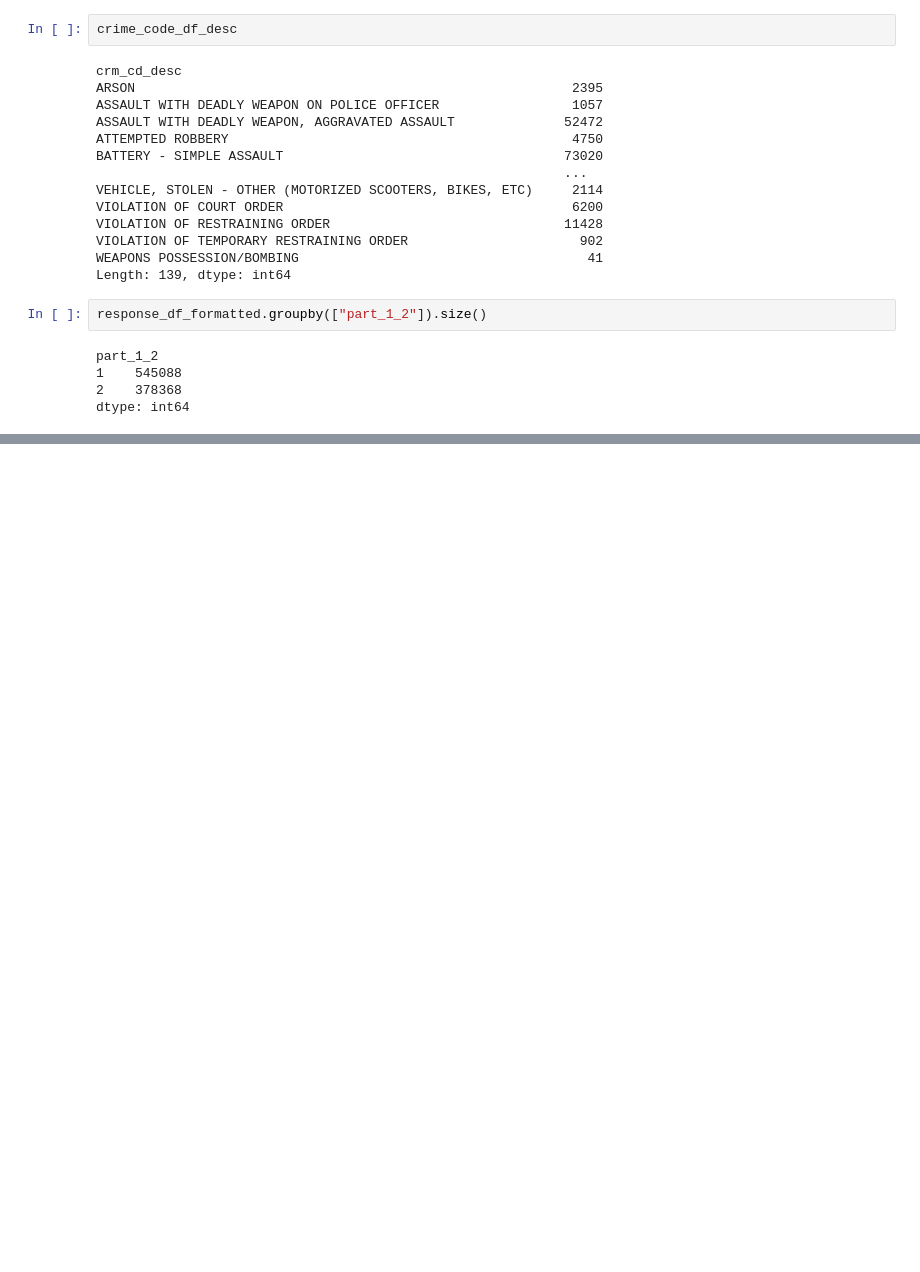
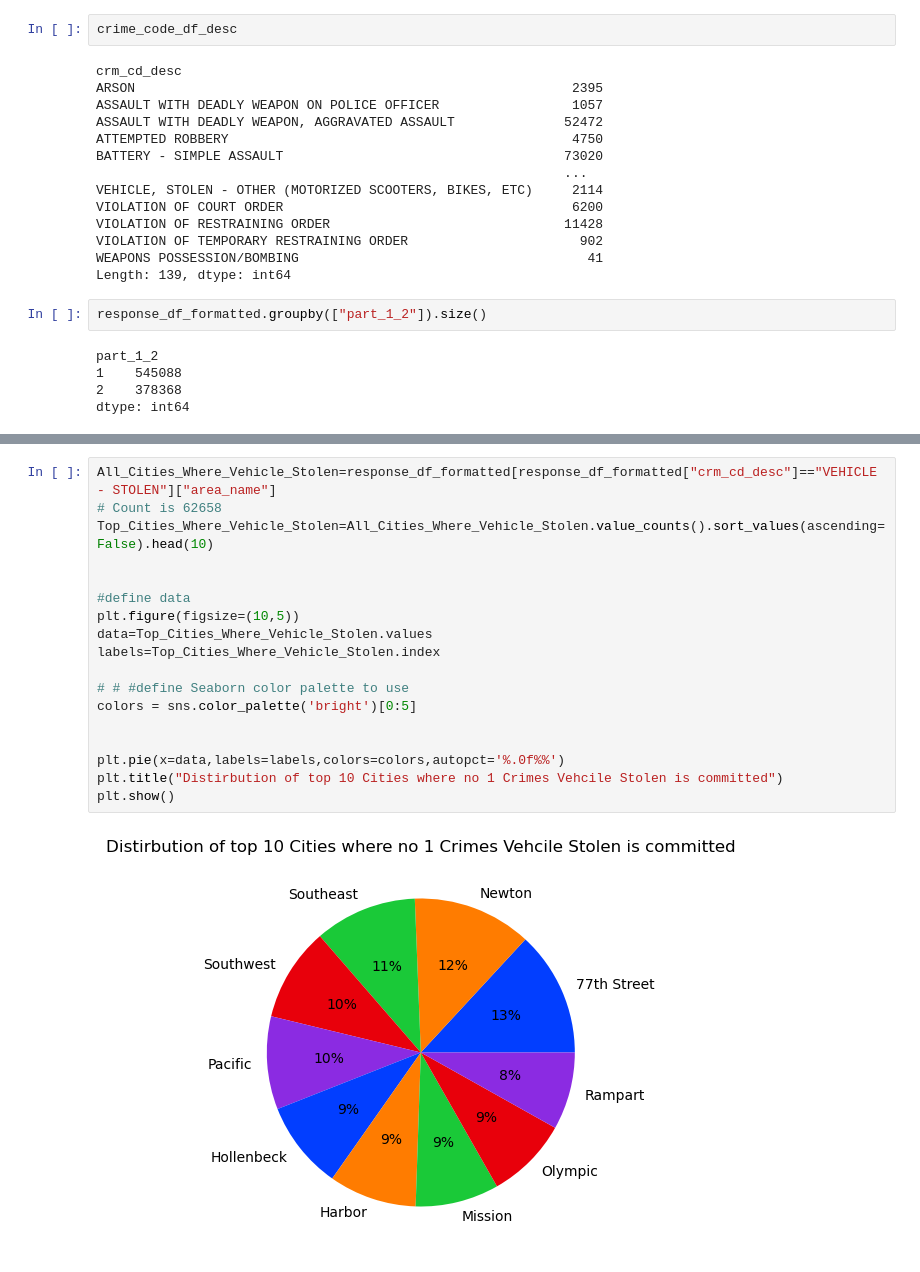
Before and after one commit to wiseorcool/Project-1-Team-4, a Jupyter notebook: April 10th Initial Graphs/json-response_vaibhav_updates.ipynb, the cells around one changed output, grey strips where cells are left out. Saved outputs shown, nothing was run; the diff lists cells and outputs as text; blank space fills up the shorter version.

```diff
--- a/April 10th Initial Graphs/json-response_vaibhav_updates.ipynb
+++ b/April 10th Initial Graphs/json-response_vaibhav_updates.ipynb
@@ -290,0 +383,20 @@ response_df_formatted.head(10)
+# %%
+All_Cities_Where_Vehicle_Stolen=response_df_formatted[response_df_formatted["crm_cd_desc"]=="VEHICLE - STOLEN"]["area_name"]
+# Count is 62658
+Top_Cities_Where_Vehicle_Stolen=All_Cities_Where_Vehicle_Stolen.value_counts().sort_values(ascending=False).head(10)
+
+
+#define data
+plt.figure(figsize=(10,5))
+data=Top_Cities_Where_Vehicle_Stolen.values
+labels=Top_Cities_Where_Vehicle_Stolen.index
+
+# # #define Seaborn color palette to use
+colors = sns.color_palette('bright')[0:5]
+
+
+plt.pie(x=data,labels=labels,colors=colors,autopct='%.0f%%')
+plt.title("Distirbution of top 10 Cities where no 1 Crimes Vehcile Stolen is committed")
+plt.show()
+# %% [output]
+[figure, added]
```
Also changed, not shown: parts of 16 cells of this notebook, 3 other files.
